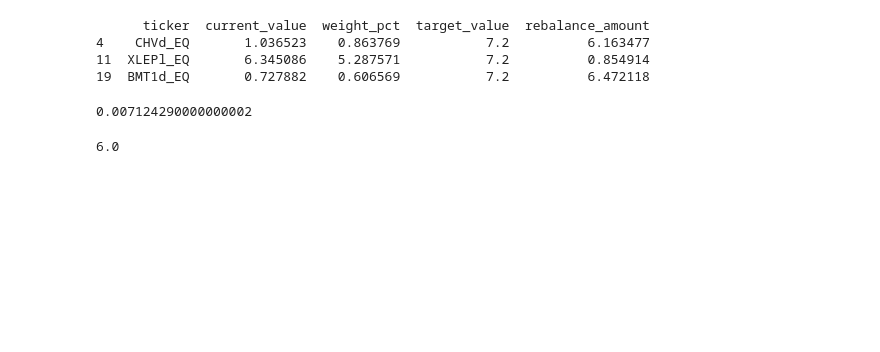
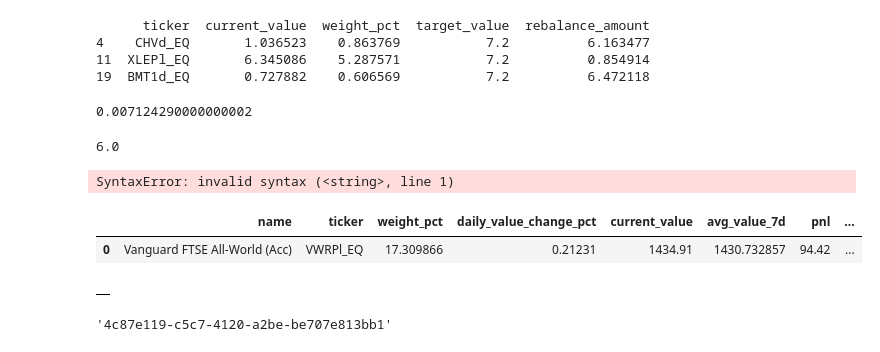
Before and after one commit to akin-mustapha/financial-data-platform, a Jupyter notebook: notebook/eda.ipynb, the cells around one changed output. Drawn from its saved outputs; the diff is of its cells as text; code cells hidden in the pictures; blank space fills up the shorter version.

```diff
--- a/notebook/eda.ipynb
+++ b/notebook/eda.ipynb
@@ -142,3 +142,23 @@ WHEN MATCHED THEN
 """
 
 t212_asset_dim = exec_sql(sql)
+# %%
+x = f"""SELECT name
+, ticker
+, weight_pct
+, daily_value_change_pct
+, current_value
+, avg_value_7d
+, pnl
+,ingested_timestamp
+FROM fact_t212_positions
+"""
+
+x = exec(x)
+# %% [output]
+SyntaxError: invalid syntax (<string>, line 1)
+# %%
+df
+# %% [output]
+|  | name | ticker | weight_pct | daily_value_change_pct | current_value | avg_value_7d | pnl | ... |
+| 0 | Vanguard FTSE All-World (Acc) | VWRPl_EQ | 17.309866 | 0.21231 | 1434.91 | 1430.732857 | 94.42 | ... |
@@ -144,0 +167,4 @@ t212_asset_dim = exec_sql(sql)
+# %%
+trade_logs
+# %% [output]
+|  |
@@ -144,0 +173,4 @@ t212_asset_dim = exec_sql(sql)
+# %%
+str(uuid4())
+# %% [output]
+'4c87e119-c5c7-4120-a2be-be707e813bb1'
```
Also changed, not shown: parts of 7 cells of this notebook, 7 other files.
